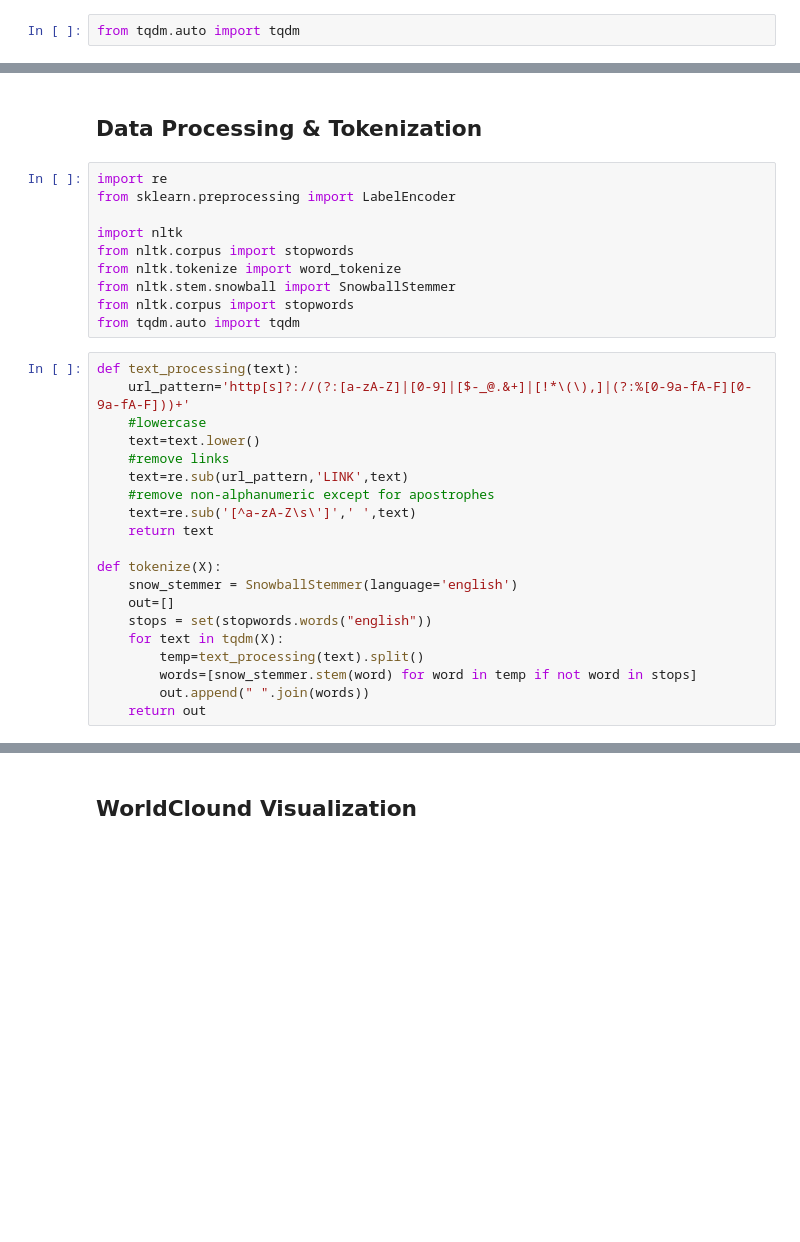
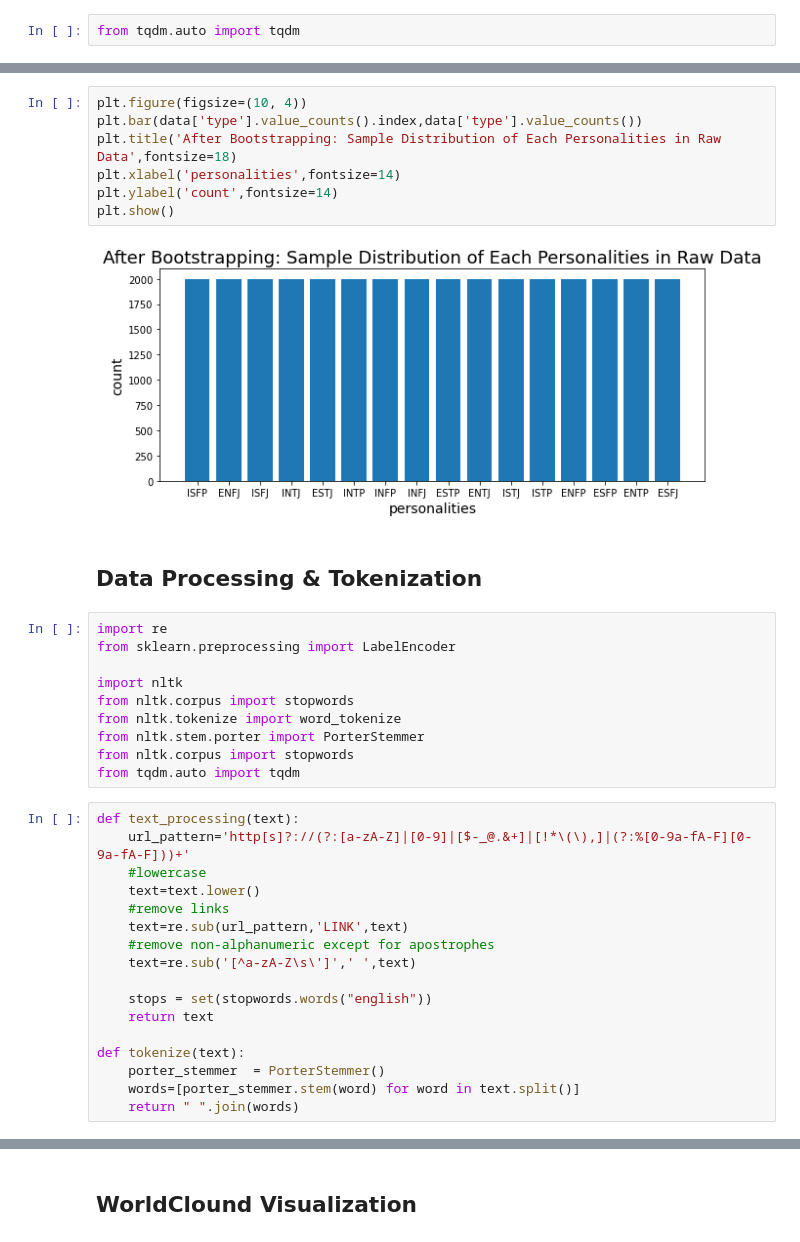
Before and after one commit to nclw1118/MBTI_Personality_Classification_Model_Based_on_NLP, a Jupyter notebook: MBTI Personality Classification Model Based on NLP.ipynb, the cells around one changed output, grey strips where cells are left out. Cells and saved outputs as stored; diff of their text form; blank space fills up the shorter version.

```diff
--- a/MBTI Personality Classification Model Based on NLP.ipynb
+++ b/MBTI Personality Classification Model Based on NLP.ipynb
@@ -69,4 +71,13 @@ data
 32000 rows × 2 columns
+# %%
+plt.figure(figsize=(10, 4))
+plt.bar(data['type'].value_counts().index,data['type'].value_counts())
+plt.title('After Bootstrapping: Sample Distribution of Each Personalities in Raw Data',fontsize=18)
+plt.xlabel('personalities',fontsize=14)
+plt.ylabel('count',fontsize=14)
+plt.show()
+# %% [output]
+[figure, added]
 # %% [markdown]
 ## Data Processing & Tokenization
 # %%
@@ -76,7 +87,7 @@ from sklearn.preprocessing import LabelEncoder
 import nltk
 from nltk.corpus import stopwords
 from nltk.tokenize import word_tokenize
-from nltk.stem.snowball import SnowballStemmer
+from nltk.stem.porter import PorterStemmer
 from nltk.corpus import stopwords
 from tqdm.auto import tqdm
 # %%
@@ -88,15 +99,12 @@ def text_processing(text):
     text=re.sub(url_pattern,'LINK',text)
     #remove non-alphanumeric except for apostrophes
     text=re.sub('[^a-zA-Z\s\']',' ',text)
+
+    stops = set(stopwords.words("english"))
     return text
 
-def tokenize(X):
-    snow_stemmer = SnowballStemmer(language='english')
-    out=[]
-    stops = set(stopwords.words("english"))
-    for text in tqdm(X):
-        temp=text_processing(text).split()
-        words=[snow_stemmer.stem(word) for word in temp if not word in stops]
-        out.append(" ".join(words))
-    return out
+def tokenize(text):
+    porter_stemmer  = PorterStemmer()
+    words=[porter_stemmer.stem(word) for word in text.split()]
+    return " ".join(words)
 # %%
```
Also changed, not shown: parts of 38 cells of this notebook.
